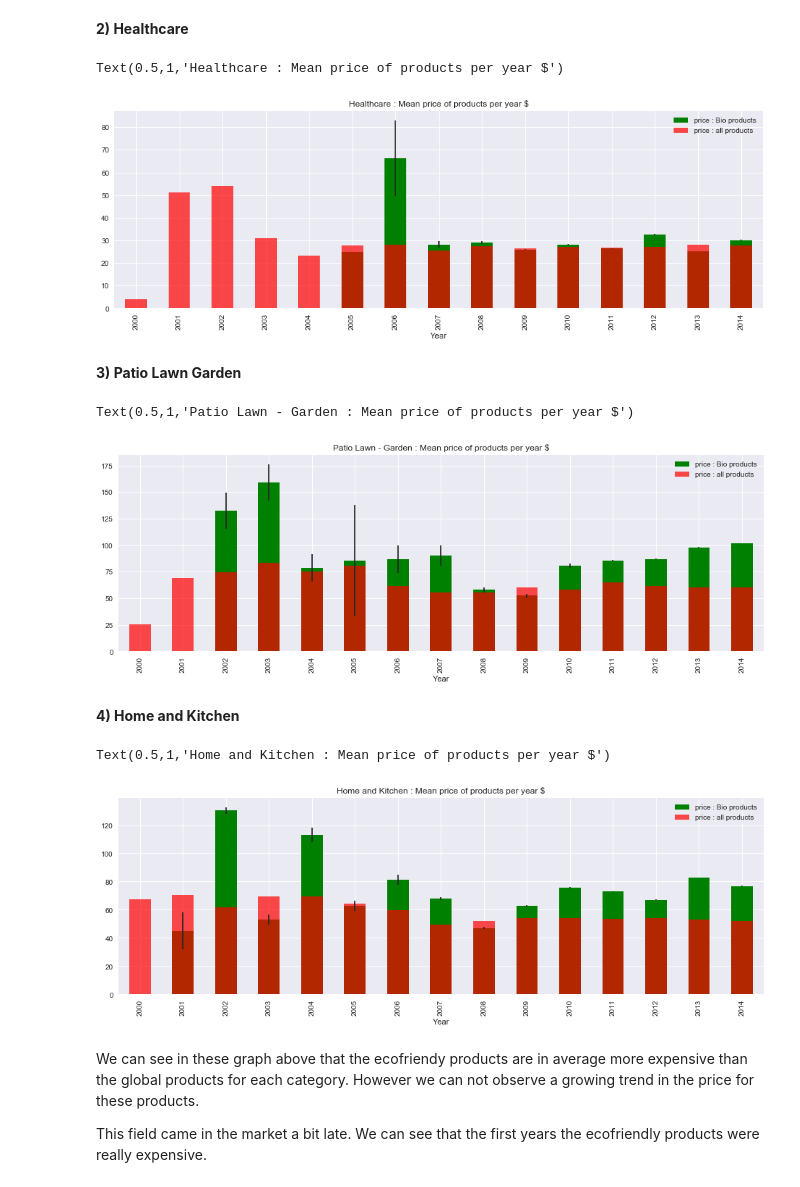
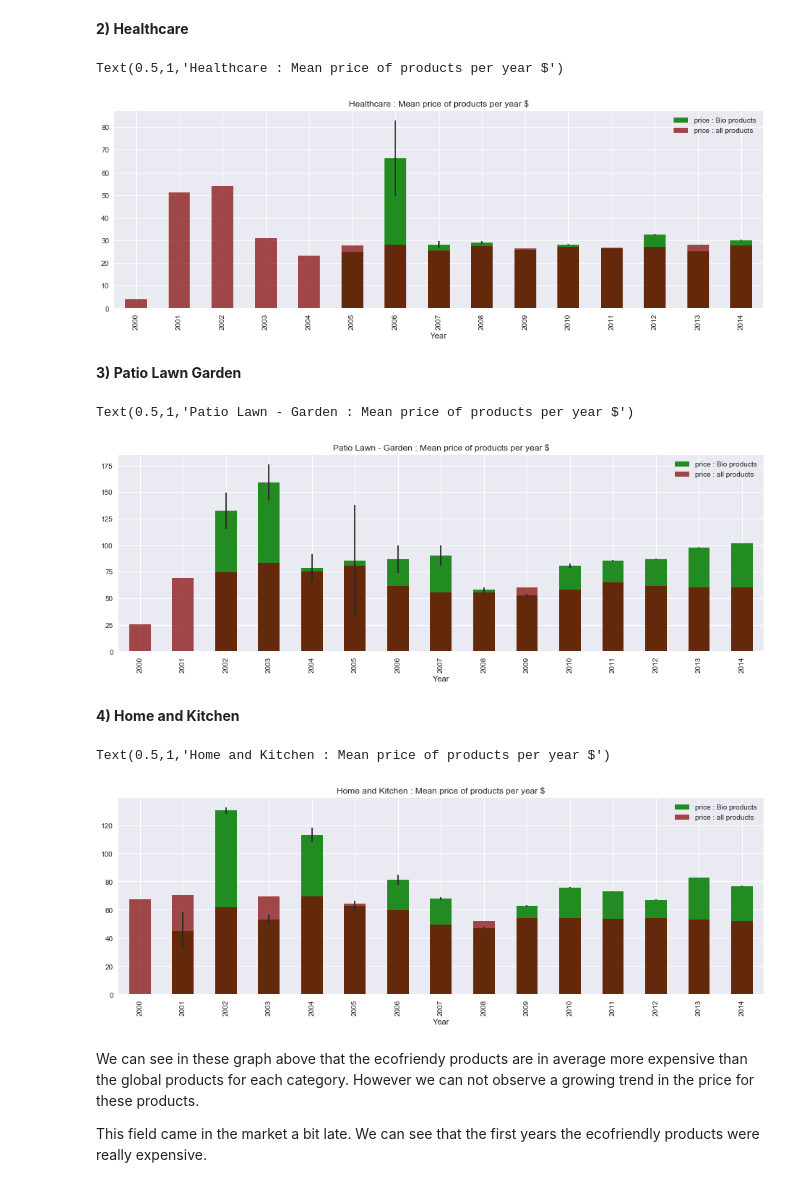
Before and after one commit to MaxencePPierre/ada-project, a Jupyter notebook: project_general.ipynb, the cells around one changed output. Saved outputs shown, nothing was run; the diff lists cells and outputs as text; code cells hidden in the pictures.

```diff
--- a/project_general.ipynb
+++ b/project_general.ipynb
@@ -724,12 +725,12 @@ healthcare_all_year_join_pd.columns =['price : all products']
 # %%
 fig, axes = plt.subplots(1,1); fig.set_size_inches(16,5)
 
-ax = healthcarebio_year_join_pd_mean.plot(kind='bar', color='green', ax = axes, yerr=healthcarebio_year_join_pd_error['price'])
-healthcare_all_year_join_pd.plot(kind='bar', ax = ax, alpha=0.7, color='red')
+ax = healthcarebio_year_join_pd_mean.plot(kind='bar', color='forestgreen', ax = axes, yerr=healthcarebio_year_join_pd_error['price'])
+healthcare_all_year_join_pd.plot(kind='bar', ax = ax, alpha=0.7, color='maroon')
 plt.title('Healthcare : Mean price of products per year $')
 # %% [output]
 Text(0.5,1,'Healthcare : Mean price of products per year $')
-[figure, old version]
+[figure, new version]
 # %% [markdown]
 **3) Patio Lawn Garden**
 # %%
@@ -771,12 +772,12 @@ garden_year_join_pd_mean = garden_year_join_pd_mean.sort_index()
 # %%
 fig, axes = plt.subplots(1,1); fig.set_size_inches(16,5)
 
-ax = garden_year_join_pd_mean.plot(kind='bar', color='green', ax = axes, yerr=garden_year_join_pd_error['price'])
-garden_all_year_join_pd.plot(kind='bar', ax = ax, alpha=0.7, color='red')
+ax = garden_year_join_pd_mean.plot(kind='bar', color='forestgreen', ax = axes, yerr=garden_year_join_pd_error['price'])
+garden_all_year_join_pd.plot(kind='bar', ax = ax, alpha=0.7, color='maroon')
 plt.title('Patio Lawn - Garden : Mean price of products per year $')
 # %% [output]
 Text(0.5,1,'Patio Lawn - Garden : Mean price of products per year $')
-[figure, old version]
+[figure, new version]
 # %% [markdown]
 **4) Home and Kitchen**
 # %%
@@ -817,12 +818,12 @@ home_year_join_pd_mean = home_year_join_pd_mean.sort_index()
 # %%
 fig, axes = plt.subplots(1,1); fig.set_size_inches(16,5)
 
-ax = home_year_join_pd_mean.plot(kind='bar', color='green', ax = axes, yerr=home_year_join_pd_error['price'])
-home_all_year_join_pd.plot(kind='bar' , ax = ax,alpha=0.7, color='red')
+ax = home_year_join_pd_mean.plot(kind='bar', color='forestgreen', ax = axes, yerr=home_year_join_pd_error['price'])
+home_all_year_join_pd.plot(kind='bar' , ax = ax,alpha=0.7, color='maroon')
 plt.title('Home and Kitchen : Mean price of products per year $')
 # %% [output]
 Text(0.5,1,'Home and Kitchen : Mean price of products per year $')
-[figure, old version]
+[figure, new version]
 # %% [markdown]
 We can see in these graph above that the ecofriendy products are in average more expensive than the global products for each category. However we can not observe a growing trend in the price for these products.
 
```
Also changed, not shown: parts of 21 cells of this notebook.
